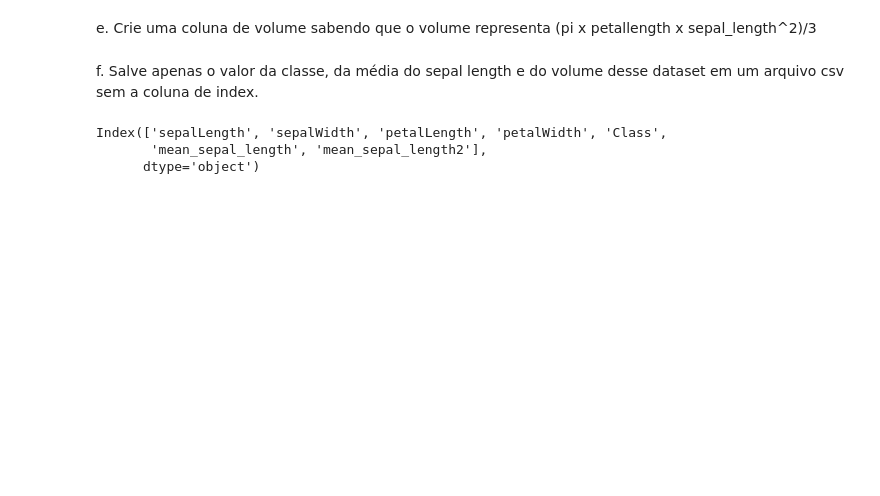
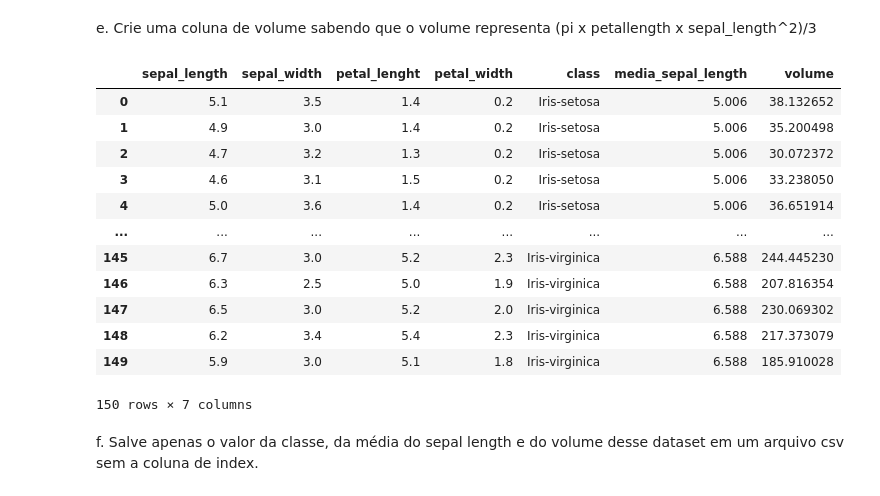
Before and after one commit to patriciacatandi/Lets_Code_Alunos, a Jupyter notebook: 02_Ferramentas_Programação/03_Pandas/Aula_3_-_Introdução.ipynb, the cells around one changed output. Saved outputs shown, nothing was run; the diff lists cells and outputs as text; code cells hidden in the pictures; blank space fills up the shorter version.

```diff
--- a/02_Ferramentas_Programação/03_Pandas/Aula_3_-_Introdução.ipynb
+++ b/02_Ferramentas_Programação/03_Pandas/Aula_3_-_Introdução.ipynb
@@ -1243,4 +1308,0 @@ tabela.loc[tabela ['Class'] == 'Iris-setosa', 'sepalLength'].mean()
-# %%
-tabela['mean_sepal_length2'] = 0
-for i in classes:
-    tabela.loc[tabela ['Class'] == i, 'mean_sepal_length2'] = tabela.loc[tabela ['Class'] == i, 'sepalLength'].mean()
@@ -1262,0 +1325,6 @@ tabela
+# %%
+for classe in ['Iris-setosa', 'Iris-versicolor', 'Iris-virginica']:
+    media = iris[iris['class']==classe]['sepal_length'].mean()
+    iris.loc[iris['class'] == classe, 'media_sepal_length'] = media
+
+iris
@@ -1263,10 +1345,25 @@ tabela
 # %% [markdown]
 e. Crie uma coluna de volume sabendo que o volume representa (pi x petallength x sepal_length^2)/3
+# %%
+import numpy as np
+
+for i in range(150):
+    iris.loc[i, 'volume'] = (np.pi * iris.loc[i]['petal_lenght'] * iris.loc[i]['sepal_length']**2)/3
+
+iris
+# %% [output]
+|  | sepal_length | sepal_width | petal_lenght | petal_width | class | media_sepal_length | volume |
+| 0 | 5.1 | 3.5 | 1.4 | 0.2 | Iris-setosa | 5.006 | 38.132652 |
+| 1 | 4.9 | 3.0 | 1.4 | 0.2 | Iris-setosa | 5.006 | 35.200498 |
+| 2 | 4.7 | 3.2 | 1.3 | 0.2 | Iris-setosa | 5.006 | 30.072372 |
+| 3 | 4.6 | 3.1 | 1.5 | 0.2 | Iris-setosa | 5.006 | 33.238050 |
+| 4 | 5.0 | 3.6 | 1.4 | 0.2 | Iris-setosa | 5.006 | 36.651914 |
+| ... | ... | ... | ... | ... | ... | ... | ... |
+| 145 | 6.7 | 3.0 | 5.2 | 2.3 | Iris-virginica | 6.588 | 244.445230 |
+| 146 | 6.3 | 2.5 | 5.0 | 1.9 | Iris-virginica | 6.588 | 207.816354 |
+| 147 | 6.5 | 3.0 | 5.2 | 2.0 | Iris-virginica | 6.588 | 230.069302 |
+| 148 | 6.2 | 3.4 | 5.4 | 2.3 | Iris-virginica | 6.588 | 217.373079 |
+| 149 | 5.9 | 3.0 | 5.1 | 1.8 | Iris-virginica | 6.588 | 185.910028 |
+150 rows × 7 columns
 # %% [markdown]
 f. Salve apenas o valor da classe, da média do sepal length e do volume desse dataset em um arquivo csv sem a coluna de index.
-# %%
-tabela.columns
-# %% [output]
-Index(['sepalLength', 'sepalWidth', 'petalLength', 'petalWidth', 'Class',
-       'mean_sepal_length', 'mean_sepal_length2'],
-      dtype='object')
```
Also changed, not shown: parts of 70 cells of this notebook, 4 other files.
